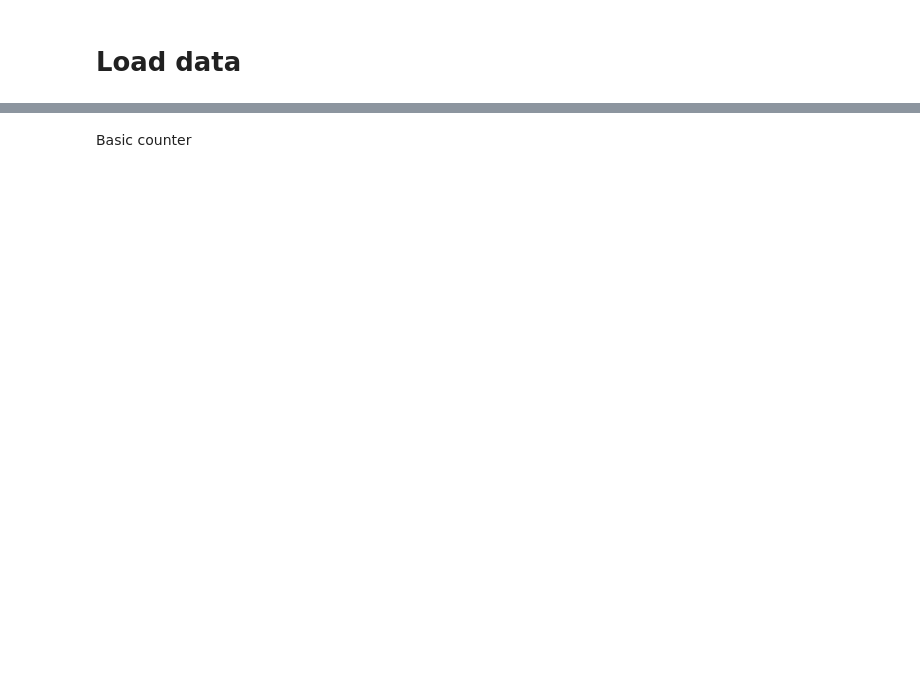
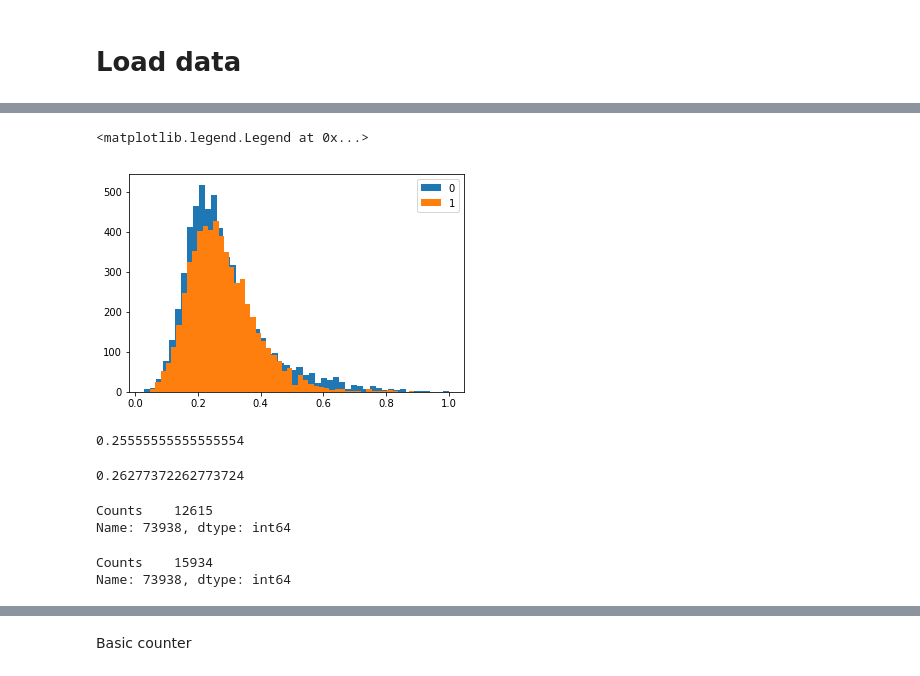
Before and after one commit to samuelefiorini/tangle, a Jupyter notebook: notebooks/models/attention_viz.ipynb, the cells around one changed output, grey strips where cells are left out. Drawn from its saved outputs; the diff is of its cells as text; code cells hidden in the pictures; blank space fills up the shorter version.

```diff
--- a/notebooks/models/attention_viz.ipynb
+++ b/notebooks/models/attention_viz.ipynb
@@ -42,0 +56,18 @@ Name: mbs_seq, dtype: object
+# %%
+neg_unique = utils.flatten([len(np.unique(x.split(' ')))/len(x.split(' ')) for x in dataset.loc[dataset['Class'] == 0, 'mbs_seq']])
+pos_unique = utils.flatten([len(np.unique(x.split(' ')))/len(x.split(' ')) for x in dataset.loc[dataset['Class'] == 1, 'mbs_seq']])
+# %%
+plt.hist(neg_unique, label='0', bins=50)
+plt.hist(pos_unique, label='1', bins=50)
+plt.legend()
+# %% [output]
+<matplotlib.legend.Legend at 0x...>
+[figure, added]
+# %%
+np.median(neg_unique)
+# %% [output]
+0.25555555555555554
+# %%
+np.median(pos_unique)
+# %% [output]
+0.26277372262773724
@@ -42,0 +77,12 @@ Name: mbs_seq, dtype: object
+# %%
+#neg_count.nlargest(25, columns='Counts').index.ravel()
+neg_count.loc['73938']
+# %% [output]
+Counts    12615
+Name: 73938, dtype: int64
+# %%
+#pos_count.nlargest(25, columns='Counts').index.ravel()
+pos_count.loc['73938']
+# %% [output]
+Counts    15934
+Name: 73938, dtype: int64
```
Also changed, not shown: parts of 44 cells of this notebook.
